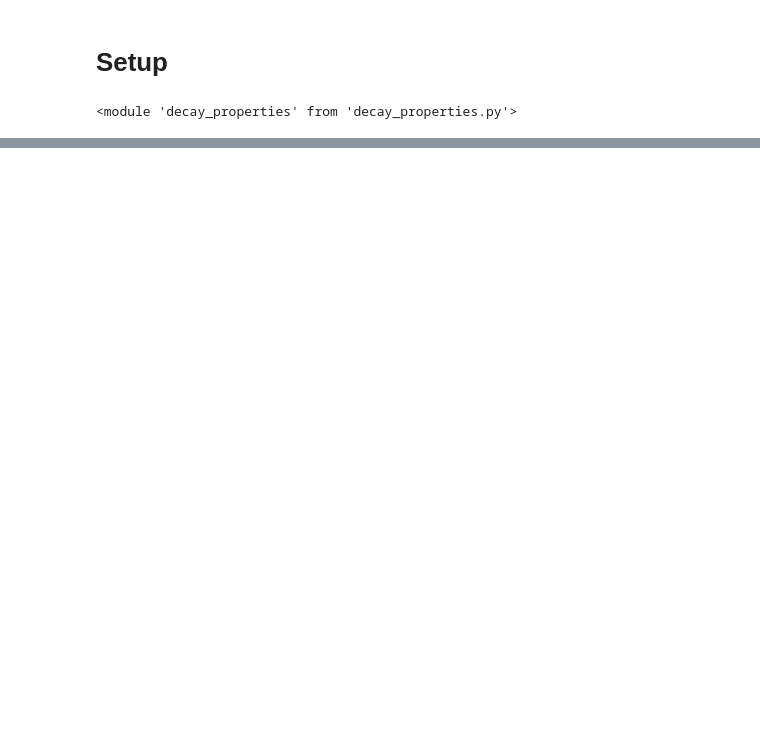
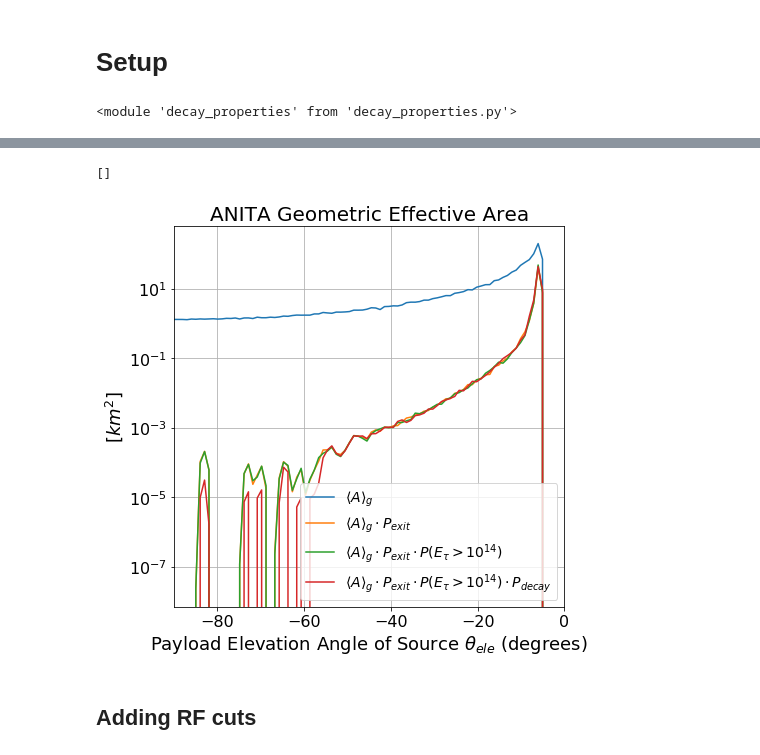
Before and after one commit to afromero/tau_point_source_sim, a Jupyter notebook: geometry_taudecay_viewangle_TEST.ipynb, the cells around one changed output, grey strips where cells are left out. Drawn from its saved outputs; the diff is of its cells as text; code cells hidden in the pictures; blank space fills up the shorter version.

Commit message:
Creating graph with exit probability

```diff
--- a/geometry_taudecay_viewangle_TEST.ipynb
+++ b/geometry_taudecay_viewangle_TEST.ipynb
@@ -13,7 +13,7 @@ reload(decay)
 <module 'decay_properties' from 'decay_properties.py'>
 # %%
 # example data input to class to determine effective area
-theta_src = radians(80) #radians
+theta_src = radians(8) #radians
 h = 35.5 #km
 R = 6356. # km
 ice =4
@@ -61,2 +160,27 @@ print ret_types
+# %%
+fig = plt.figure(figsize=(7,7))
+ax = plt.axes()
+
+ax.plot(x1, A_g)
+ax.plot(x1, A_P_exit)
+ax.plot(x1, A_P_exit_energy)
+ax.plot(x1, A_P_exit_energy_decay)
+
+#plt.fill_between(x2, sky_maps[0],sky_maps[1],color='tab:gray')
+horizon = degrees(np.arcsin(R / (R+h)))-90
+plt.xlim(-90,0)
+legend = ax.legend([r'$\langle A \rangle_g$', r'$\langle A \rangle_g \cdot P_{exit}$', r'$\langle A \rangle_g \cdot P_{exit} \cdot P(E_\tau > 10^{14})$', r'$\langle A \rangle_g \cdot P_{exit} \cdot P(E_\tau > 10^{14}) \cdot P_{decay}$'], fontsize=14)
+plt.xlabel("Payload Elevation Angle of Source "+r'$\theta_{ele}$'+" (degrees)", fontsize=18)
+plt.ylabel(r'$[km^2]$', fontsize=18)
+plt.title("ANITA Geometric Effective Area", fontsize=20)
+plt.setp(legend.get_title(),fontsize='x-large')
+ax.tick_params(axis = 'both', which = 'major', labelsize = 16)
+plt.grid(True,which='both')
+plt.semilogy()
+# %% [output]
+[]
+[figure, added]
+# %% [markdown]
+## Adding RF cuts
 # %%
 import sys
```
Also changed, not shown: parts of 12 cells of this notebook, 2 other files.
